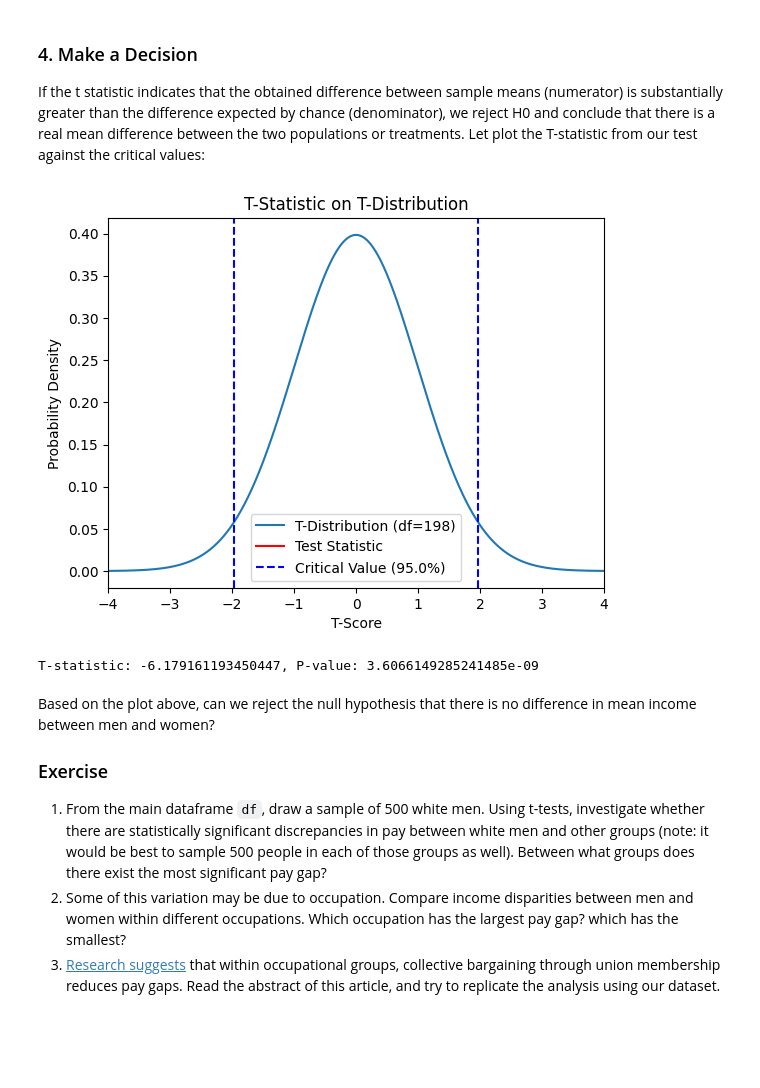
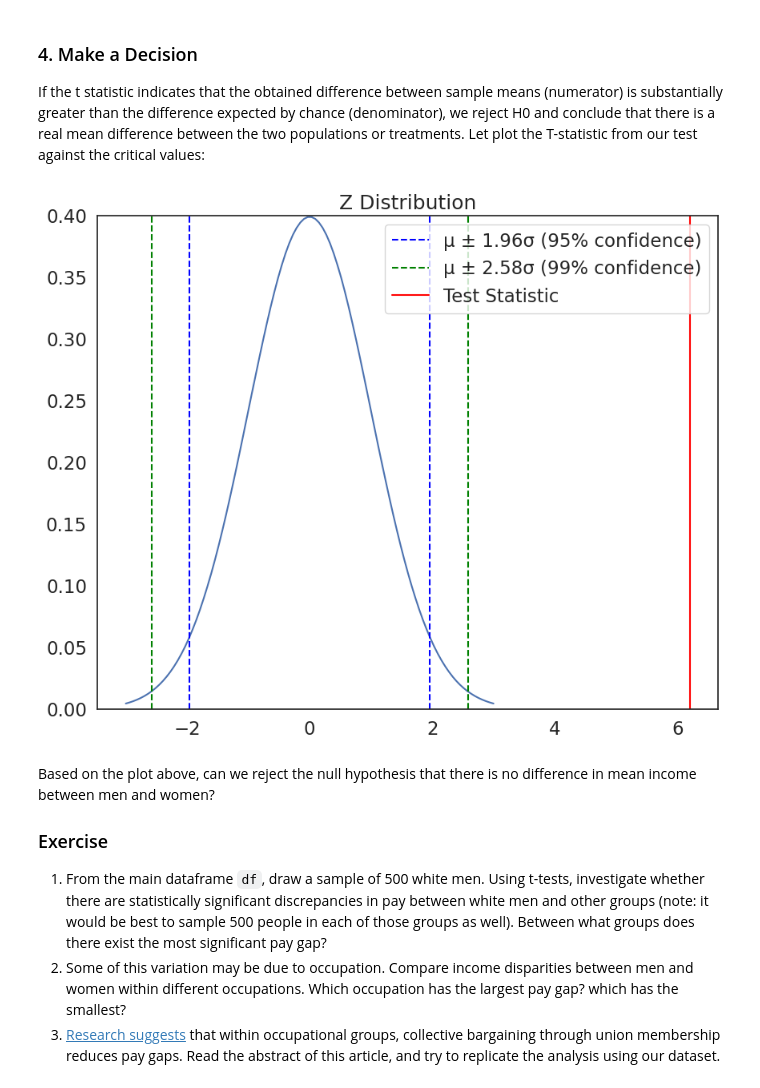
Before and after one commit to capucinelabouret/QM2, a Jupyter notebook: notebooks/W07. Hypothesis Testing.ipynb, the cells around one changed output. Drawn from its saved outputs; the diff is of its cells as text; code cells hidden in the pictures; blank space fills up the shorter version.

```diff
--- a/notebooks/W07. Hypothesis Testing.ipynb
+++ b/notebooks/W07. Hypothesis Testing.ipynb
@@ -282,46 +280,10 @@ t = manual_ttest(men['income'],women['income']) # run the t-test function and st
 ### 4. Make a Decision
 
 If the t statistic indicates that the obtained difference between sample means (numerator) is substantially greater than the difference expected by chance (denominator), we reject H0 and conclude that there is a real mean difference between the two populations or treatments. Let plot the T-statistic from our test against the critical values:
-# %%
-import matplotlib.pyplot as plt
-import pandas as pd
-import numpy as np
-from scipy.stats import t, ttest_ind
-
-def manual_ttest(group1, group2, alpha=0.05, plot=False):
-    t_statistic, p_value = ttest_ind(group1, group2, equal_var=False)
-
-    if plot:
-        plot_t(t_statistic, alpha)
-
-    return t_statistic, p_value
-
-def plot_t(test_statistic, alpha):
-    df = len(group1) + len(group2) - 2
-    critical_value = t.ppf(1 - alpha / 2, df)
-
-    x = np.linspace(-4, 4, 1000)
-    plt.plot(x, t.pdf(x, df), label='T-Distribution (df={})'.format(df))
-    plt.axvline(test_statistic, color='red', linestyle='solid', linewidth=1.5, label='Test Statistic')
-    plt.axvline(critical_value, color='blue', linestyle='dashed', linewidth=1.5, label='Critical Value ({}%)'.format((1-alpha)*100))
-    plt.axvline(-critical_value, color='blue', linestyle='dashed', linewidth=1.5)
-    plt.xlim(-4, 4)
-    plt.title('T-Statistic on T-Distribution')
-    plt.xlabel('T-Score')
-    plt.ylabel('Probability Density')
-    plt.legend()
-    plt.show()
-
-#Example using random data
-np.random.seed(25)
-group1 = np.random.normal(0, 1, 100)
-group2 = np.random.normal(1, 1, 100)
-
-t_statistic, p_value = manual_ttest(group1, group2, plot=True)
-print(f'T-statistic: {t_statistic}, P-value: {p_value}')
-# %% [output]
-[figure, removed]
-T-statistic: -6.179161193450447, P-value: 3.6066149285241485e-09
+# %%
+plot_z(t) # plot the test statistic on the z distribution
+# %% [output]
+[figure, added]
 # %% [markdown]
 Based on the plot above, can we reject the null hypothesis that there is no difference in mean income between men and women?
 
```
Also changed, not shown: parts of 12 cells of this notebook.
